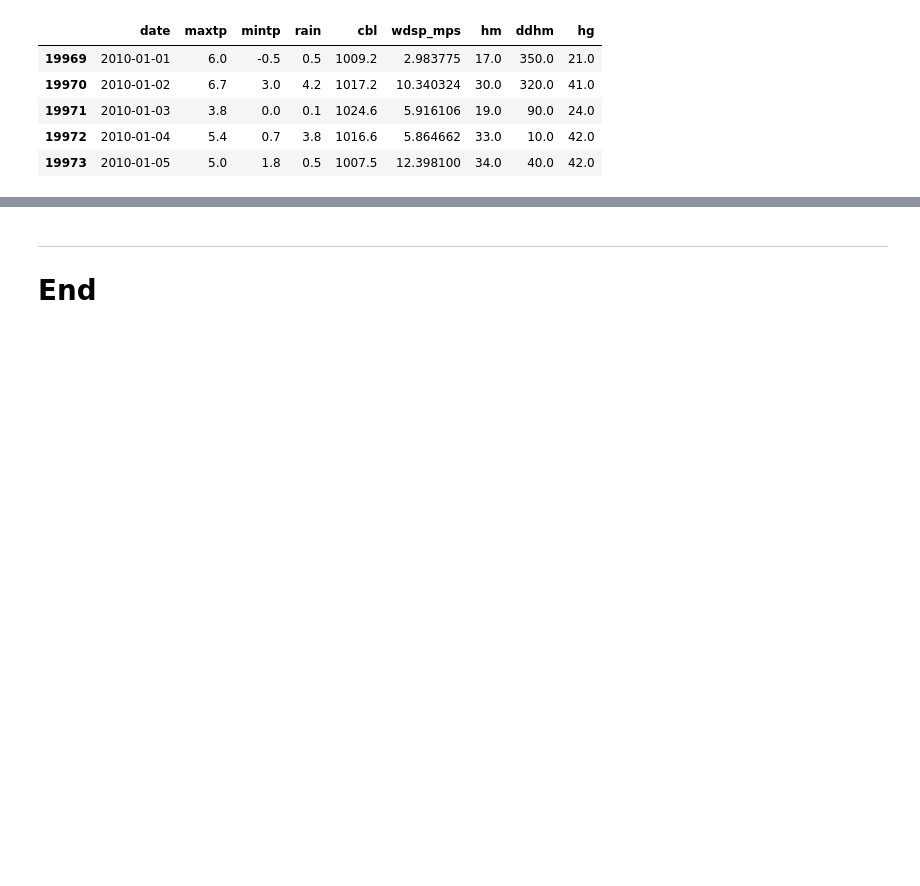
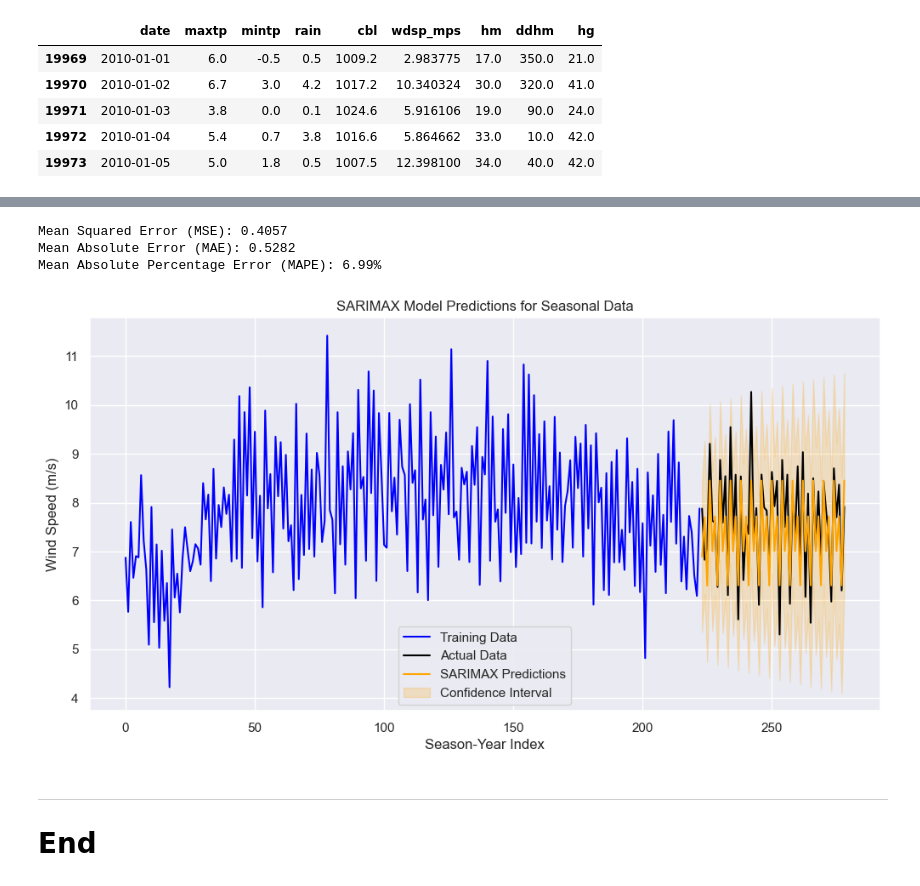
Before and after one commit to YuliiaKharchenko/PFDA, a Jupyter notebook: project/Wind_analisys.ipynb, the cells around one changed output, grey strips where cells are left out. Saved outputs shown, nothing was run; the diff lists cells and outputs as text; code cells hidden in the pictures; blank space fills up the shorter version.

```diff
--- a/project/Wind_analisys.ipynb
+++ b/project/Wind_analisys.ipynb
@@ -613,3 +745,60 @@ plt.tight_layout()
+# %%
+from statsmodels.tsa.statespace.sarimax import SARIMAX
+
+data_seasonal = data_seasonal.copy()
+
+data_seasonal['season_year'] = data_seasonal['year'].astype(str) + '-' + data_seasonal['season']
+
+data_seasonal['season_index'] = pd.factorize(data_seasonal['season_year'])[0]
+data_seasonal.set_index('season_index', inplace=True)
+
+y = data_seasonal['wdsp_mps']
+
+train_size = int(len(y) * 0.8)
+y_train, y_test = y.iloc[:train_size], y.iloc[train_size:]
+
+SARIMAXmodel = SARIMAX(
+    y_train,
+    order=(1, 0, 0),
+    seasonal_order=(1, 1, 1, 4),
+    enforce_stationarity=False,
+    enforce_invertibility=False
+).fit()
+
+y_pred = SARIMAXmodel.get_forecast(steps=len(y_test))
+
+y_pred_df = y_pred.conf_int(alpha=0.05)
+y_pred_df["Predictions"] = y_pred.predicted_mean
+
+y_pred_df.index = y_test.index
+
+y_pred_out = y_pred_df["Predictions"]
+
+mse = mean_squared_error(y_test, y_pred_out)
+mae = mean_absolute_error(y_test, y_pred_out)
+mape = mean_absolute_percentage_error(y_test.replace(0, 0.01), y_pred_out)
+
+print(f"Mean Squared Error (MSE): {mse:.4f}")
+print(f"Mean Absolute Error (MAE): {mae:.4f}")
+print(f"Mean Absolute Percentage Error (MAPE): {mape * 100:.2f}%")
+
+plt.figure(figsize=(12, 6))
+plt.plot(y_train, label='Training Data', color='blue')
+plt.plot(y_test, label='Actual Data', color='black')
+plt.plot(y_pred_out, label='SARIMAX Predictions', color='orange')
+
+plt.fill_between(y_pred_df.index, y_pred_df.iloc[:, 0], y_pred_df.iloc[:, 1], color='orange', alpha=0.2, label='Confidence Interval')
+
+plt.xlabel('Season-Year Index')
+plt.ylabel('Wind Speed (m/s)')
+plt.title('SARIMAX Model Predictions for Seasonal Data')
+plt.legend()
+plt.grid(True)
+# %% [output]
+Mean Squared Error (MSE): 0.4057
+Mean Absolute Error (MAE): 0.5282
+Mean Absolute Percentage Error (MAPE): 6.99%
+[figure, added]
 # %% [markdown]
 ***
 
```
Also changed, not shown: parts of 19 cells of this notebook.
